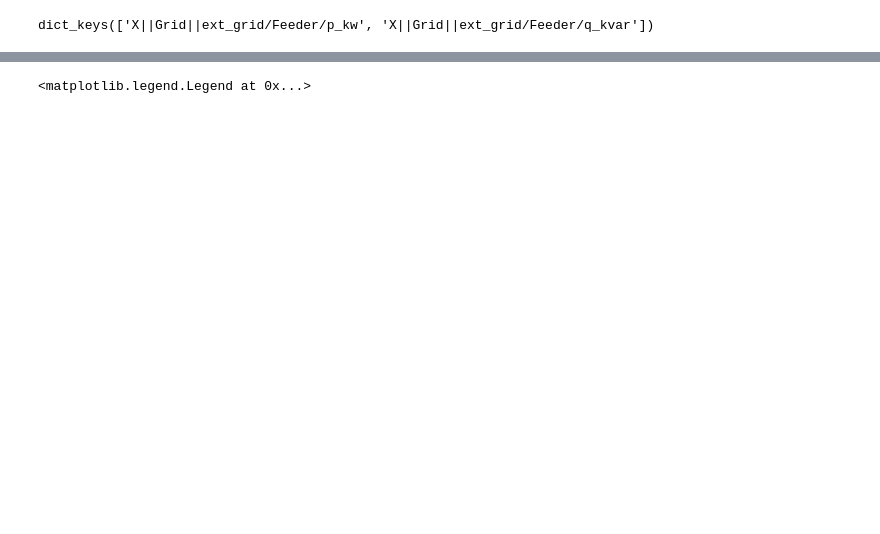
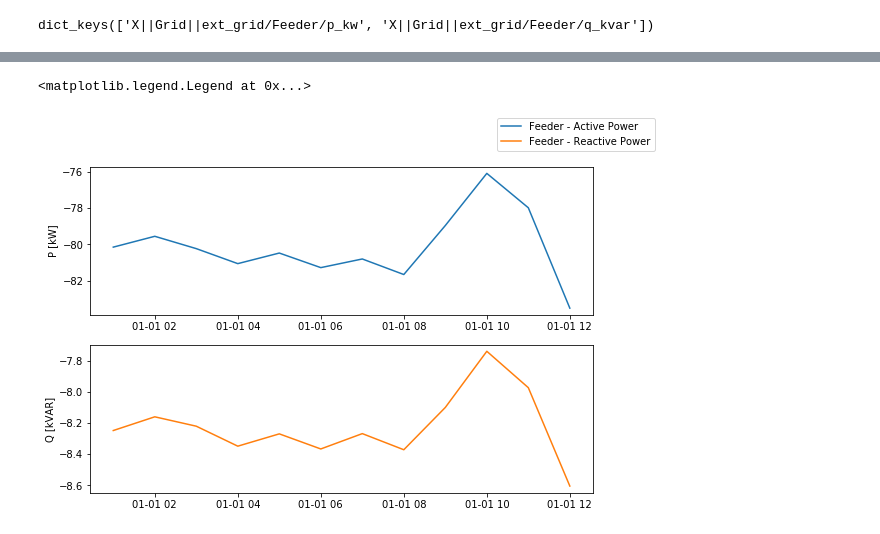
Before and after one commit to IntegrCiTy/zerobnl, a Jupyter notebook: examples/CIGRE_GridExample/PowerGridExample.ipynb, the cells around one changed output, grey strips where cells are left out. Cells and saved outputs as stored; diff of their text form; code cells hidden in the pictures; blank space fills up the shorter version.

Commit message:
update example notebooks

```diff
--- a/examples/CIGRE_GridExample/PowerGridExample.ipynb
+++ b/examples/CIGRE_GridExample/PowerGridExample.ipynb
@@ -89,7 +89,10 @@ results.keys()
 # %% [output]
 dict_keys(['X||Grid||ext_grid/Feeder/p_kw', 'X||Grid||ext_grid/Feeder/q_kvar'])
 # %%
-%matplotlib notebook
+%matplotlib inline
+
+from pandas.plotting import register_matplotlib_converters
+register_matplotlib_converters()
 
 fig, ax = plt.subplots(2, figsize=(9, 6))
 ax[0].plot(results["X||Grid||ext_grid/Feeder/p_kw"], label="Feeder - Active Power", color="C0")
@@ -103,2 +104,3 @@ fig.legend()
 <matplotlib.legend.Legend at 0x...>
+[figure, added]
 # %%
```
Also changed, not shown: parts of 6 cells of this notebook, 2 other files.
